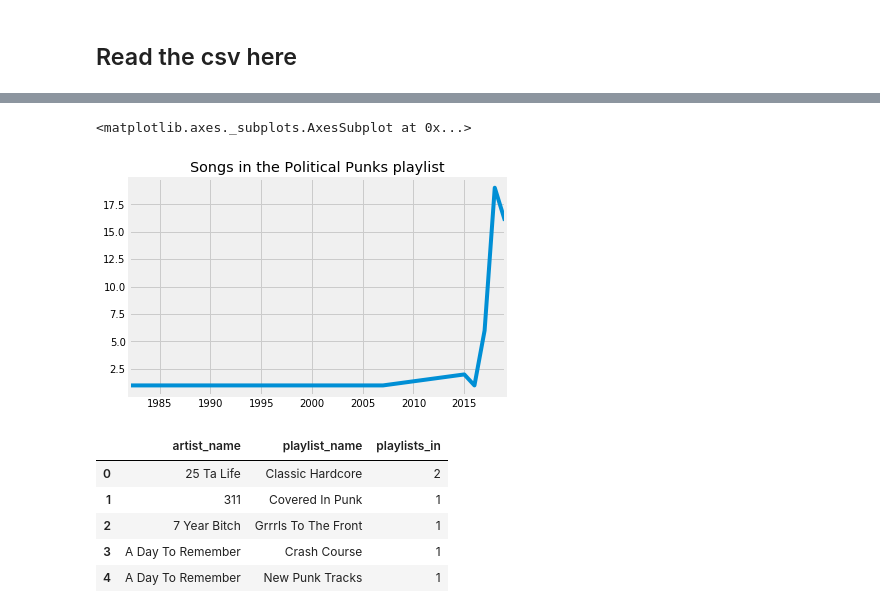
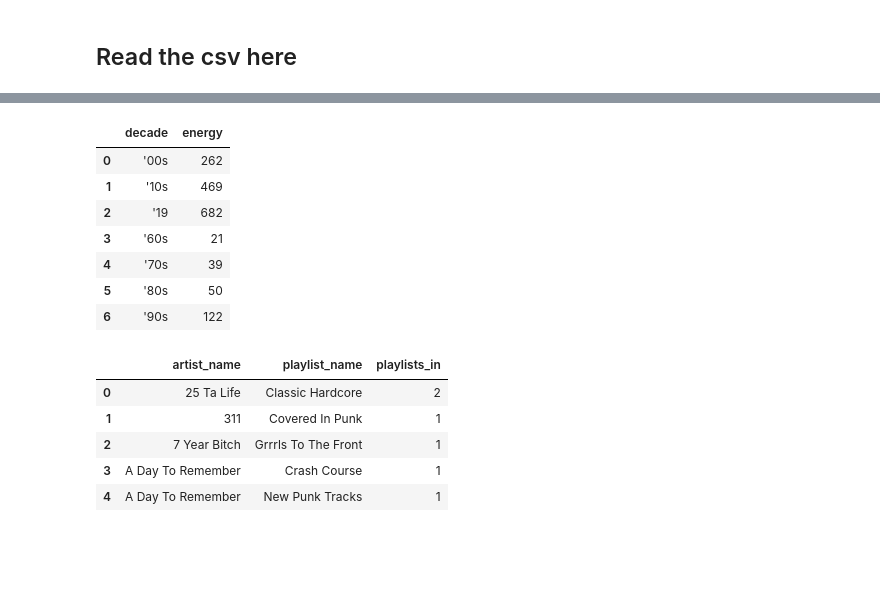
Before and after one commit to sawyerclick/punk, a Jupyter notebook: src/data/punk is less angry.ipynb, the cells around one changed output, grey strips where cells are left out. Cells and saved outputs as stored; diff of their text form; code cells hidden in the pictures; blank space fills up the shorter version.

```diff
--- a/src/data/punk is less angry.ipynb
+++ b/src/data/punk is less angry.ipynb
@@ -164,3 +166,21 @@ def get_decade(x):
         return "'60s"
 
 df['decade'] = df.apply(get_decade, axis=1)
+
+def get_order(x):
+    if x.song_release_date == 2019:
+        return 1
+    elif x.song_release_date >= 2010:
+        return 2
+    elif x.song_release_date >= 2000:
+        return 3
+    elif x.song_release_date >= 1990:
+        return 4
+    elif x.song_release_date >= 1980:
+        return 5
+    elif x.song_release_date >= 1970:
+        return 6
+    elif x.song_release_date >= 1960:
+        return 7
+
+df['order'] = df.apply(get_order, axis=1)
@@ -178,6 +186,0 @@ Name: decade, dtype: int64
-# %%
-political_df = df[df.playlist_name == "Political Punks"]
-political_df.song_release_date.value_counts().sort_index().plot(title='Songs in the Political Punks playlist')
-# %% [output]
-<matplotlib.axes._subplots.AxesSubplot at 0x...>
-[figure, removed]
@@ -183,0 +207,11 @@ political_df.song_release_date.value_counts().sort_index().plot(title='Songs in
+# %%
+df.groupby('decade').energy.count().reset_index()
+# %% [output]
+|  | decade | energy |
+| 0 | '00s | 262 |
+| 1 | '10s | 469 |
+| 2 | '19 | 682 |
+| 3 | '60s | 21 |
+| 4 | '70s | 39 |
+| 5 | '80s | 50 |
+| 6 | '90s | 122 |
```
Also changed, not shown: parts of 10 cells of this notebook, 33 other files.
